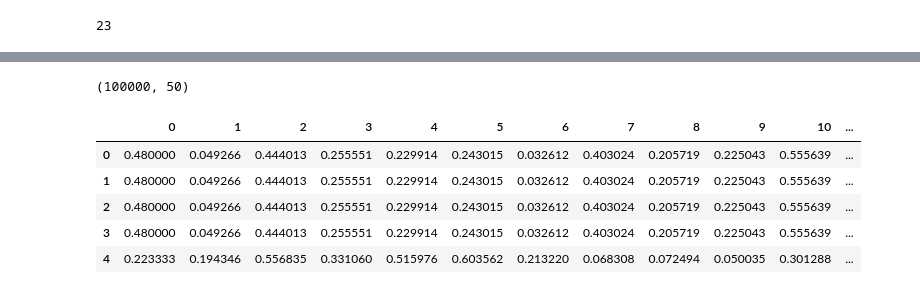
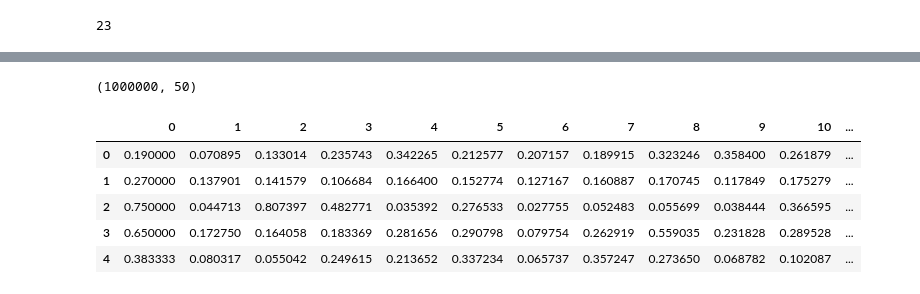
Before and after one commit to thjeong/product_recom, a Jupyter notebook: 20210419_card_recom_dnn_eda.ipynb, the cells around one changed output, grey strips where cells are left out. Saved outputs shown, nothing was run; the diff lists cells and outputs as text; code cells hidden in the pictures.

```diff
--- a/20210419_card_recom_dnn_eda.ipynb
+++ b/20210419_card_recom_dnn_eda.ipynb
@@ -612,3 +613,6 @@ card_names = """{
 }"""
 # %%
 df_names = pd.DataFrame(json.loads(re.sub('([a-zA-Z0-9]*):', '"\g<1>":', card_names).replace("'", '"'))).T
+# %%
+# 카드 이름 dict (개발과정에만 사용)
+name_dict = df_names['name'].to_dict()
@@ -700,10 +688,6 @@ ftrs
         0.1619351 , 0.19796494, 0.15823625, 0.15552595, 0.14195468,
         0.11871624, 0.1077484 , 0.12295692, 0.1415357 , 0.10960865,
         0.1306283 , 0.12270245, 0.19990415, 0.07473663])}
-# %%
-# 카드 이름 dict (개발과정에만 사용)
-merged = pd.merge(df_names[['name']], df, left_index=True, right_on='상품번호')
-name_dict = merged['name'].to_dict()
 # %%
 len(ftrs.get('ALOBFQ') * 0.0 )
 # %% [output]
@@ -729,7 +715,8 @@ SIM_DIM = 5
 #sels = set()
 #labels = set()
 arr = []
-for idx in range(25000):
+for idx in range(1000000):
+    if idx % 10000 == 0: print(datetime.datetime.now(), idx)
     # 총 5개까지 선택될 수 있고, 0는 아무것도 선택 안한 경우 => 일단 아무것도 선택안한 경우 빼자
     n_sel = np.random.randint(5) + 1
     if n_sel == 0:
@@ -763,24 +750,25 @@ for idx in range(25000):
     arg_recom = np.insert(arg_recom, -SIM_DIM+1, [0])
 
     # 생성된 Train Case를 저장하기
-    for lab in arg_recom[-SIM_DIM+1:]:
+    for lab in arg_recom[-1:]: #[-SIM_DIM+1:]: # 한가지 인풋에 대해 여러개의 정답이 있으면 fit이 안되는거 같아서 일단 Top1만
         arr.append(np.concatenate([ftr_avg, ftr_max, [recom[arg_recom[-SIM_DIM]], lab]]))
 
-    # 나온 결과가 가장가까운 카드 찾아보기
-    comp = []
-    for cid in ftrs:
-        A = recom * np.array([1.0 if idx in arg_recom[-SIM_DIM:] else 0.0 for idx in range(FTR_SIZE)])
-        B = ftrs[cid]
-        scr = cos_sim(A, B)
-        if cid not in id_sel:  # 입력에 사용되지 않은 카드만 추천
-            comp.append([name_dict.get(cid), scr])
-    sim_card = pd.DataFrame(comp, columns=['id', 'score']).sort_values(by='score', ascending=False).head()['id'].to_list()
+    # 나온 결과가 가장가까운 카드 찾아보기 : 테스트시에만 사용
+#     comp = []
+#     for cid in ftrs:
+#         A = recom * np.array([1.0 if idx in arg_recom[-SIM_DIM:] else 0.0 for idx in range(FTR_SIZE)])
+#         B = ftrs[cid]
+#         scr = cos_sim(A, B)
+#         if cid not in id_sel:  # 입력에 사용되지 않은 카드만 추천
+#             comp.append([name_dict.get(cid), scr])
+#     sim_card = pd.DataFrame(comp, columns=['id', 'score']).sort_values(by='score', ascending=False).head()['id'].to_list()
 
+    # Logging
 #     print('사용자 선택',[name_dict.get(x).replace('신한카드 ', '') for x in id_sel])
 #     print('분석된 사용자특성', [ftr_dict.get(i) for i in arg_recom[-SIM_DIM+1:]])
 #     print("# 추천될 카드", [x.replace('신한카드 ', '') for x in sim_card], end='\n\n')
 
-    # 모든 카드가 추천대상이 되는지 (다양성) 검증
+    # TEST ONLY : 모든 카드가 추천대상이 되는지 (다양성) 검증
     #labels.update(ret.head(1)['id'].to_list())
     #sels.update(id_sel)
 #print(len(sels), len(labels))
@@ -787,14 +793,7 @@ for idx in range(25000):
 # %%
 np.shape(arr)
 # %% [output]
-(100000, 50)
+(1000000, 50)
 # %%
-pd.DataFrame(arr).head()
+train_df = pd.DataFrame(arr)
-# %% [output]
-|  | 0 | 1 | 2 | 3 | 4 | 5 | 6 | 7 | 8 | 9 | 10 | ... |
-| 0 | 0.480000 | 0.049266 | 0.444013 | 0.255551 | 0.229914 | 0.243015 | 0.032612 | 0.403024 | 0.205719 | 0.225043 | 0.555639 | ... |
-| 1 | 0.480000 | 0.049266 | 0.444013 | 0.255551 | 0.229914 | 0.243015 | 0.032612 | 0.403024 | 0.205719 | 0.225043 | 0.555639 | ... |
-| 2 | 0.480000 | 0.049266 | 0.444013 | 0.255551 | 0.229914 | 0.243015 | 0.032612 | 0.403024 | 0.205719 | 0.225043 | 0.555639 | ... |
-| 3 | 0.480000 | 0.049266 | 0.444013 | 0.255551 | 0.229914 | 0.243015 | 0.032612 | 0.403024 | 0.205719 | 0.225043 | 0.555639 | ... |
-| 4 | 0.223333 | 0.194346 | 0.556835 | 0.331060 | 0.515976 | 0.603562 | 0.213220 | 0.068308 | 0.072494 | 0.050035 | 0.301288 | ... |
 # %%
@@ -802,2 +801,11 @@ pd.DataFrame(arr).to_csv('./data/20210419_trainXs_y1_y2.csv', header=None, index
+# %%
+train_df.head()
+# %% [output]
+|  | 0 | 1 | 2 | 3 | 4 | 5 | 6 | 7 | 8 | 9 | 10 | ... |
+| 0 | 0.190000 | 0.070895 | 0.133014 | 0.235743 | 0.342265 | 0.212577 | 0.207157 | 0.189915 | 0.323246 | 0.358400 | 0.261879 | ... |
+| 1 | 0.270000 | 0.137901 | 0.141579 | 0.106684 | 0.166400 | 0.152774 | 0.127167 | 0.160887 | 0.170745 | 0.117849 | 0.175279 | ... |
+| 2 | 0.750000 | 0.044713 | 0.807397 | 0.482771 | 0.035392 | 0.276533 | 0.027755 | 0.052483 | 0.055699 | 0.038444 | 0.366595 | ... |
+| 3 | 0.650000 | 0.172750 | 0.164058 | 0.183369 | 0.281656 | 0.290798 | 0.079754 | 0.262919 | 0.559035 | 0.231828 | 0.289528 | ... |
+| 4 | 0.383333 | 0.080317 | 0.055042 | 0.249615 | 0.213652 | 0.337234 | 0.065737 | 0.357247 | 0.273650 | 0.068782 | 0.102087 | ... |
 # %%
 # done
```
Also changed, not shown: parts of 8 cells of this notebook, 1 other file.
